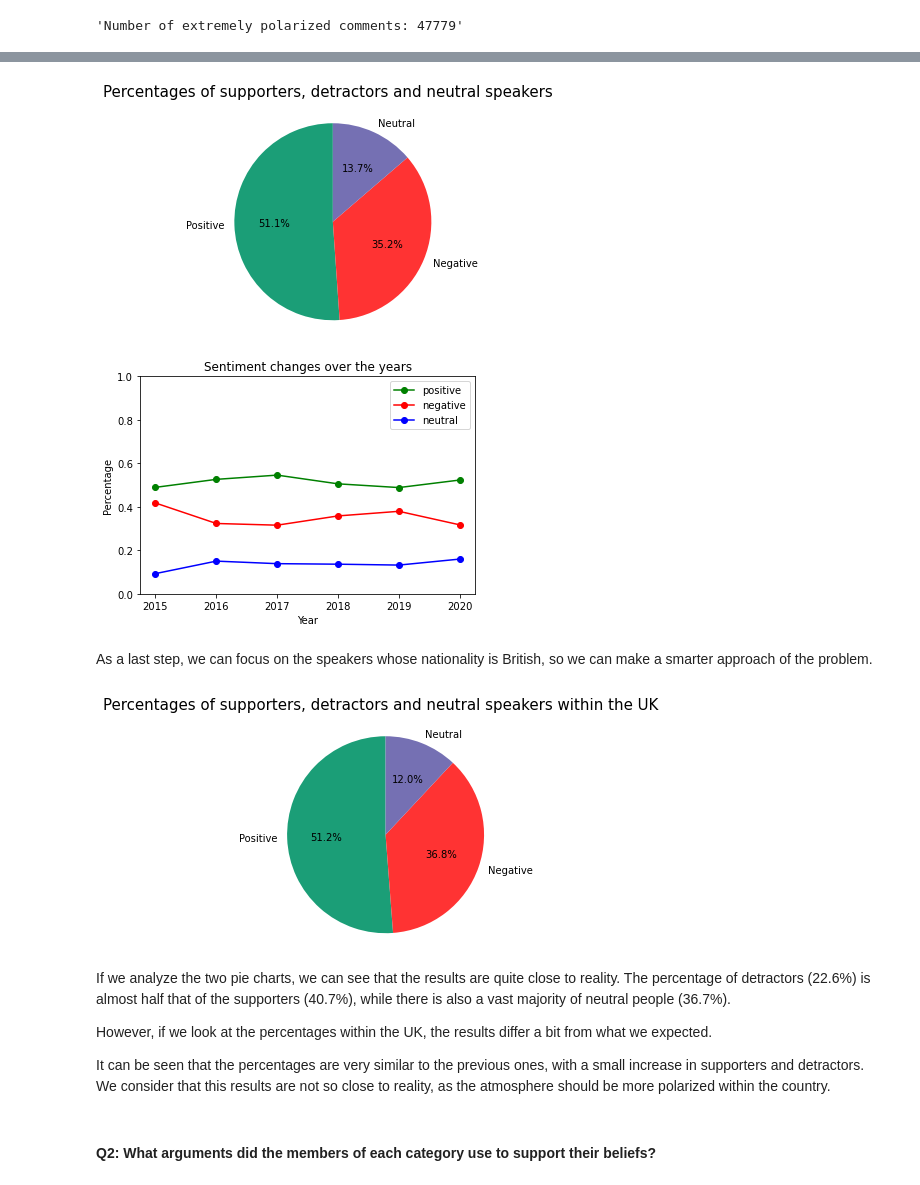
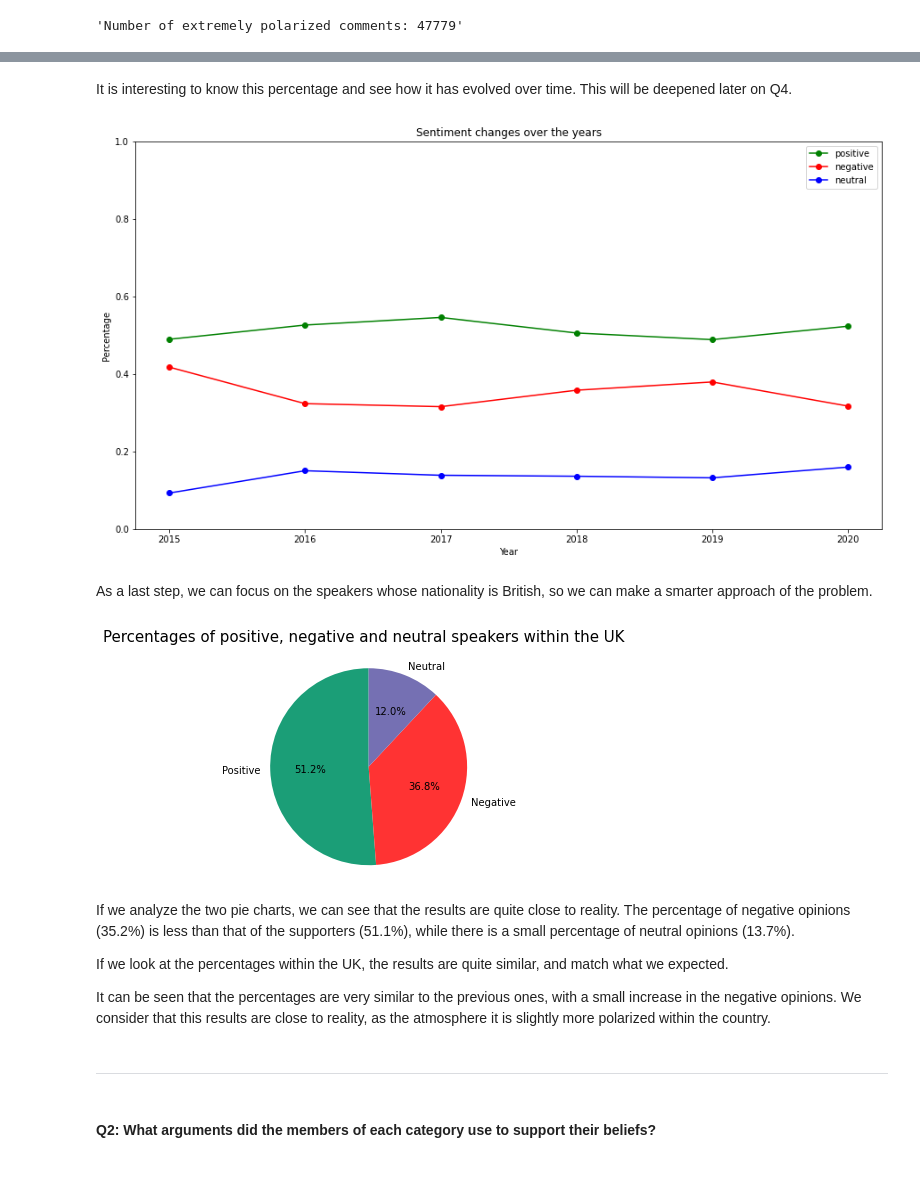
Before and after one commit to epfl-ada/ada-2021-project-kava, a Jupyter notebook: milestone2_template.ipynb, the cells around one changed output, grey strips where cells are left out. Cells and saved outputs as stored; diff of their text form; code cells hidden in the pictures.

```diff
--- a/milestone2_template.ipynb
+++ b/milestone2_template.ipynb
@@ -922,25 +909,5 @@ If we do a deeper analysis , we can classify the speakers based on the polarity
-# %%
-# Classify supporters, detractors and neutral quotes based on the polarity obtained
-positive = df_quotes_with_sentiment.loc[df_quotes_with_sentiment['sentiment'] > 0]
-positive_percentage = len(positive.index)/len(df_quotes_with_sentiment.index)
-negative = df_quotes_with_sentiment.loc[df_quotes_with_sentiment['sentiment'] < 0]
-negative_percentage = len(negative.index)/len(df_quotes_with_sentiment.index)
-neutral = df_quotes_with_sentiment.loc[(df_quotes_with_sentiment['sentiment'] == 0)]
-neutral_percentage = len(neutral.index)/len(df_quotes_with_sentiment.index)
-
-# Pie chart, where the slices will be ordered and plotted counter-clockwise:
-labels = 'Positive', 'Negative', 'Neutral'
-colors = ['#1b9e77', '#f33', '#7570b3']
-sizes = [positive_percentage, negative_percentage, neutral_percentage]
-# explode = (0, 0.1, 0, 0)  # only "explode" the 2nd slice (i.e. 'Hogs')
-fig1, ax1 = plt.subplots()
-ax1.pie(sizes, labels=labels, colors=colors, autopct='%1.1f%%',
-        shadow=False, startangle=90)
-ax1.axis('equal')  # Equal aspect ratio ensures that pie is drawn as a circle.
-plt.suptitle('Percentages of supporters, detractors and neutral speakers',fontsize=15)
-plt.show()
-# %% [output]
-[figure, removed]
+# %% [markdown]
+It is interesting to know this percentage and see how it has evolved over time. This will be deepened later on Q4.
 # %%
 df_quotes_with_sentiment_2015 = df_quotes_with_sentiment[df_quotes_with_sentiment['year'] == 2015]
 df_quotes_with_sentiment_2016 = df_quotes_with_sentiment[df_quotes_with_sentiment['year'] == 2016]
@@ -988,24 +955,25 @@ neutral_percentage_2020 = len(neutral_2020.index)/len(df_quotes_with_sentiment_2
 # %%
 Year = [2015,2016,2017,2018,2019,2020]
 supporters_percentages_years = [positive_percentage_2015, positive_percentage_2016,positive_percentage_2017, positive_percentage_2018, positive_percentage_2019, positive_percentage_2020 ]
 detractors_percentages_years = [negative_percentage_2015, negative_percentage_2016,negative_percentage_2017, negative_percentage_2018, negative_percentage_2019, negative_percentage_2020 ]
 neutral_percentages_years = [neutral_percentage_2015, neutral_percentage_2016,neutral_percentage_2017, neutral_percentage_2018, neutral_percentage_2019, neutral_percentage_2020 ]
+fig, axs = plt.subplots(1, 1,figsize=(15,8))
 plt.plot(Year, supporters_percentages_years, color='green', marker='o', label="positive")
 plt.plot(Year, detractors_percentages_years, color='red', marker='o', label="negative")
 plt.plot(Year, neutral_percentages_years, color='blue', marker='o', label="neutral")
 plt.title('Sentiment changes over the years')
 plt.xlabel('Year')
 plt.ylabel('Percentage')
 plt.ylim([0, 1])
 plt.legend()
 
 plt.show()
 # %% [output]
-[figure, old version]
+[figure, new version]
 # %% [markdown]
 As a last step, we can focus on the speakers whose nationality is British, so we can make a smarter approach of the problem.
 # %%
-# Classify supporters, detractors and neutral quotes based on the polarity obtained only for British speakers.
+# Classify positive, negative and neutral quotes based on the sentiment obtained only for British speakers.
 positive_uk = positive[positive['nationality'].apply(lambda x: 'United Kingdom' in str(x))]
 negative_uk = negative[negative['nationality'].apply(lambda x: 'United Kingdom' in str(x))]
 neutral_uk = neutral[neutral['nationality'].apply(lambda x: x == ['United Kingdom'])]
@@ -1022,16 +990,18 @@ sizes = [positive_uk_percentage, negative_uk_percentage, neutral_uk_percentage]
 fig1, ax1 = plt.subplots()
 ax1.pie(sizes, labels=labels, colors=colors, autopct='%1.1f%%', shadow=False, startangle=90)
 ax1.axis('equal')  # Equal aspect ratio ensures that pie is drawn as a circle.
-plt.suptitle('Percentages of supporters, detractors and neutral speakers within the UK',fontsize=15)
+plt.suptitle('Percentages of positive, negative and neutral speakers within the UK',fontsize=15)
 plt.show()
 # %% [output]
-[figure, old version]
+[figure, new version]
 # %% [markdown]
-If we analyze the two pie charts, we can see that the results are quite close to reality. The percentage of detractors (22.6%) is almost half that of the supporters (40.7%), while there is also a vast majority of neutral people (36.7%).
+If we analyze the two pie charts, we can see that the results are quite close to reality. The percentage of negative opinions (35.2%) is less than that of the supporters (51.1%), while there is a small percentage of neutral opinions (13.7%).
 
-However, if we look at the percentages within the UK, the results differ a bit from what we expected.
+If we look at the percentages within the UK, the results are quite similar, and match what we expected.
 
-It can be seen that the percentages are very similar to the previous ones, with a small increase in supporters and detractors. We consider that this results are not so close to reality, as the atmosphere should be more polarized within the country.
+It can be seen that the percentages are very similar to the previous ones, with a small increase in the negative opinions. We consider that this results are close to reality, as the atmosphere it is slightly more polarized within the country.
+# %% [markdown]
+---
 # %% [markdown]
 #### Q2: What arguments did the members of each category use to support their beliefs?
 # %% [markdown]
```
Also changed, not shown: parts of 33 cells of this notebook.
